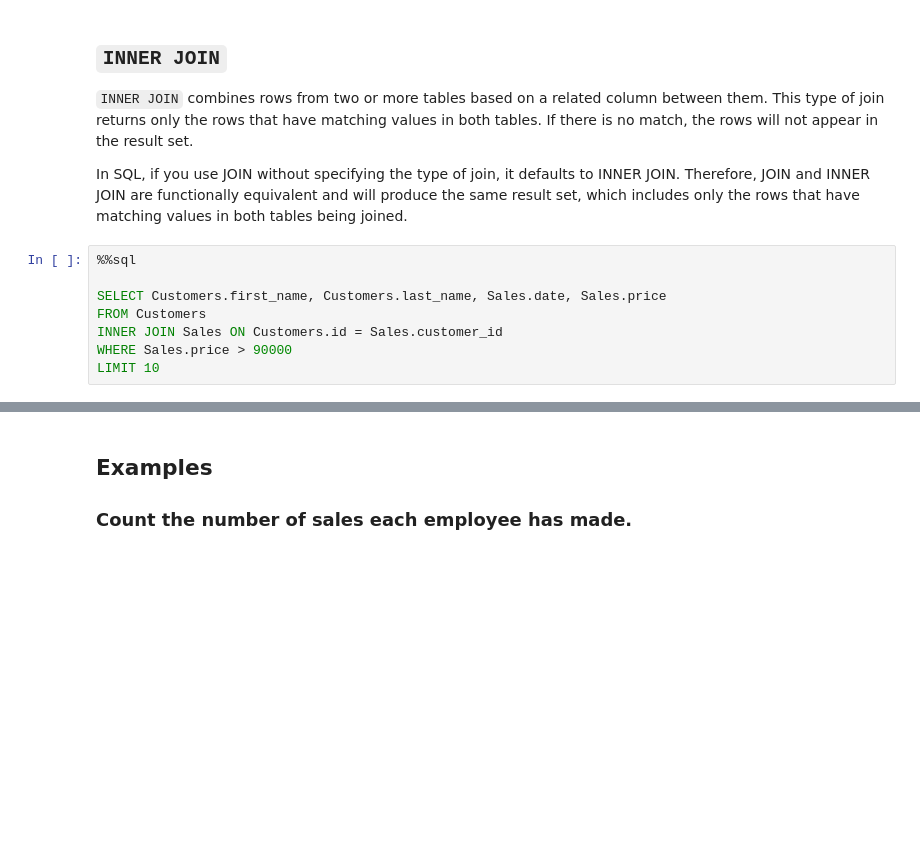
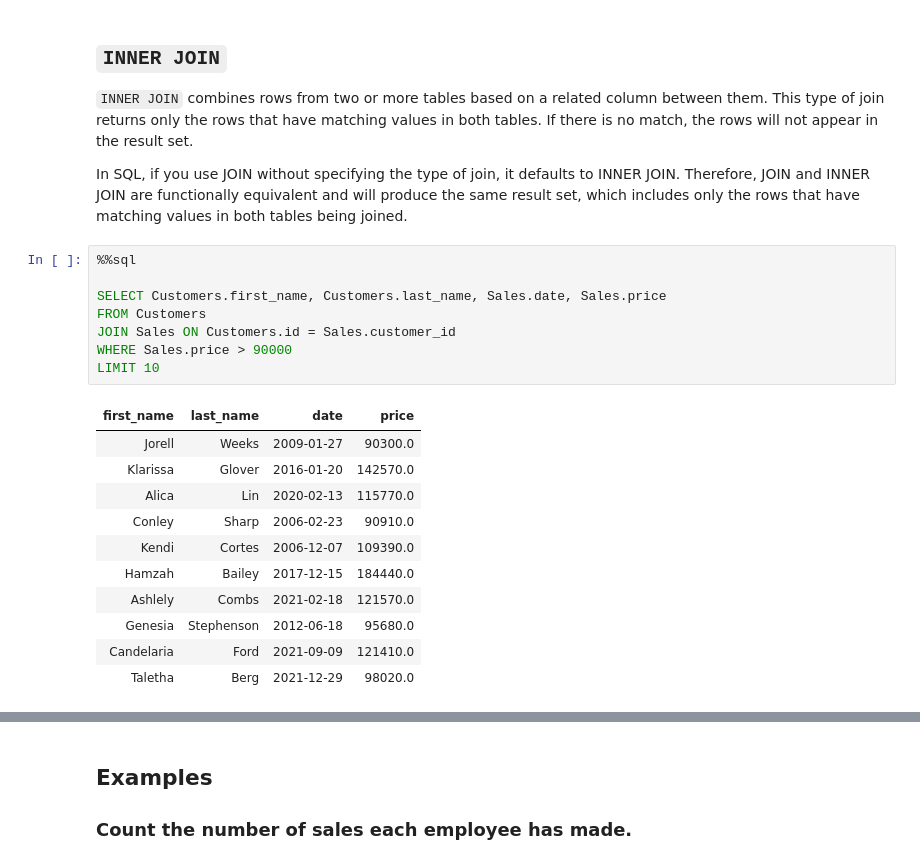
Before and after one commit to wegard/Programming-and-data-management, a Jupyter notebook: Lecture_notebooks/12_SQL_Basics.ipynb, the cells around one changed output, grey strips where cells are left out. Drawn from its saved outputs; the diff is of its cells as text; blank space fills up the shorter version.

```diff
--- a/Lecture_notebooks/12_SQL_Basics.ipynb
+++ b/Lecture_notebooks/12_SQL_Basics.ipynb
@@ -112,11 +197,23 @@ In SQL, if you use JOIN without specifying the type of join, it defaults to INNE
 # %%
 %%sql
 
 SELECT Customers.first_name, Customers.last_name, Sales.date, Sales.price
 FROM Customers
-INNER JOIN Sales ON Customers.id = Sales.customer_id
+JOIN Sales ON Customers.id = Sales.customer_id
 WHERE Sales.price > 90000
 LIMIT 10
+# %% [output]
+| first_name | last_name | date | price |
+| Jorell | Weeks | 2009-01-27 | 90300.0 |
+| Klarissa | Glover | 2016-01-20 | 142570.0 |
+| Alica | Lin | 2020-02-13 | 115770.0 |
+| Conley | Sharp | 2006-02-23 | 90910.0 |
+| Kendi | Cortes | 2006-12-07 | 109390.0 |
+| Hamzah | Bailey | 2017-12-15 | 184440.0 |
+| Ashlely | Combs | 2021-02-18 | 121570.0 |
+| Genesia | Stephenson | 2012-06-18 | 95680.0 |
+| Candelaria | Ford | 2021-09-09 | 121410.0 |
+| Taletha | Berg | 2021-12-29 | 98020.0 |
 # %%
 %%sql
 
```
Also changed, not shown: parts of 17 cells of this notebook, 4 other files.
